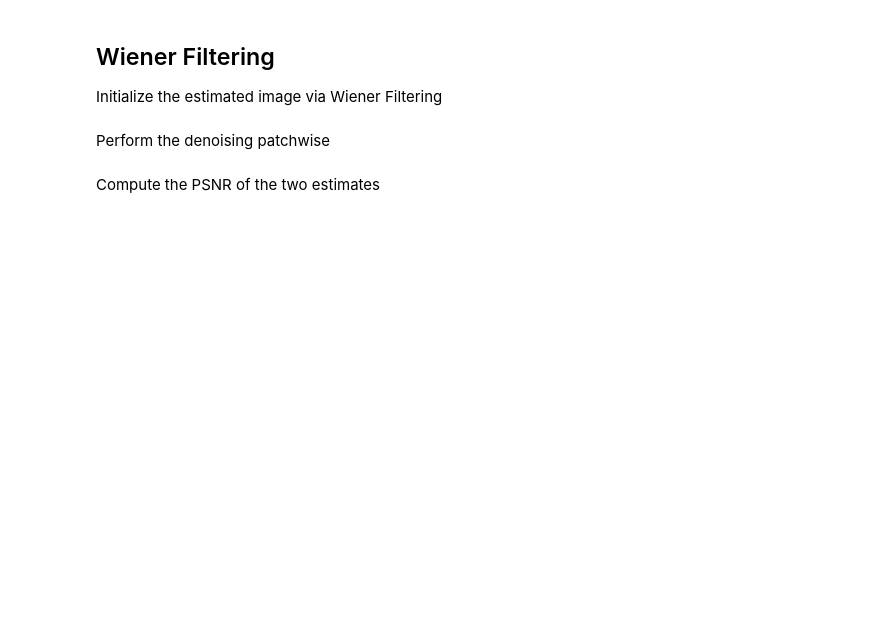
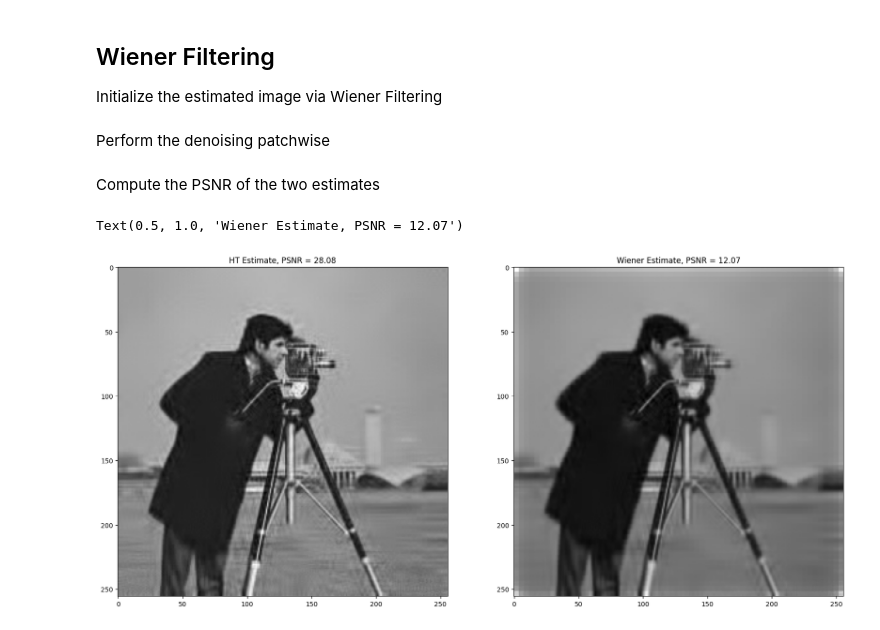
Before and after one commit to Pecneb/MMMIP_Assignments, a Jupyter notebook: Assignments/lez_3_4_DCT_denoising.ipynb, the cells around one changed output. Saved outputs shown, nothing was run; the diff lists cells and outputs as text; code cells hidden in the pictures; blank space fills up the shorter version.

```diff
--- a/Assignments/lez_3_4_DCT_denoising.ipynb
+++ b/Assignments/lez_3_4_DCT_denoising.ipynb
@@ -212,39 +230,47 @@ Perform the denoising patchwise
 for i in range(0, imsz[0] - p + 1, STEP):
     for j in range(0, imsz[1] - p + 1, STEP):
         # extrach the patch from the noisy image with the top left corner at pixel (ii, jj)
-        s =
+        s = noisy_img[i:i+p,j:j+p]
 
         # compute the representation w.r.t. the 2D DCT dictionary
-        x =
+        x = dct2(s)
 
         # extrach the patch from the image estimated by HT with the top left corner at pixel (ii, jj)
-        s_hat_HT =
+        s_hat_HT = img_hat[i:i+p,j:j+p]
+        x_hat_HT = dct2(s_hat_HT)
 
         # perform the Wiener filtering (do not filter the DC!)
-        x_wie =
+        signal_sqrd = x_hat_HT**2
+        noise_var = sigma_noise
+        x_wie = (signal_sqrd / (signal_sqrd + noise_var)) * x
 
         # perform the reconstruction
-        s_hat_wie =
+        s_hat_wie = idct2(x_wie)
 
         # use uniform weights to aggregate the multiple estimates
-        w = 1
+        w = np.ones((p, p))
 
         # put the denoised patch into the denoised image using the computed weight
         # update img_hat_wiener
+        img_hat_wiener[i:i+p,j:j+p] += s_hat_wie * w
 
         # store the weight of the current patch in the weight matrix
         # update weights
+        weights[i:i+p,j:j+p] += w
 
 # Normalize the estimated image with the computed weights
-img_hat_wiener =
+img_hat_wiener /= weights
 # %% [markdown]
 Compute the PSNR of the two estimates
 # %%
-psnr_wiener =
+psnr_wiener = pnsr(img, img_hat_wiener)
 
 fig, ax = plt.subplots(1, 2, figsize=(20, 10))
 ax[0].imshow(img_hat, cmap='gray')
-ax[0].set_title(f'HT Estimate, PSNR = {psnr:.2f}')
+ax[0].set_title(f'HT Estimate, PSNR = {psnr_hat:.2f}')
 
 ax[1].imshow(img_hat_wiener, cmap='gray')
 ax[1].set_title(f'Wiener Estimate, PSNR = {psnr_wiener:.2f}')
+# %% [output]
+Text(0.5, 1.0, 'Wiener Estimate, PSNR = 12.07')
+[figure, added]
```
Also changed, not shown: parts of 18 cells of this notebook.
